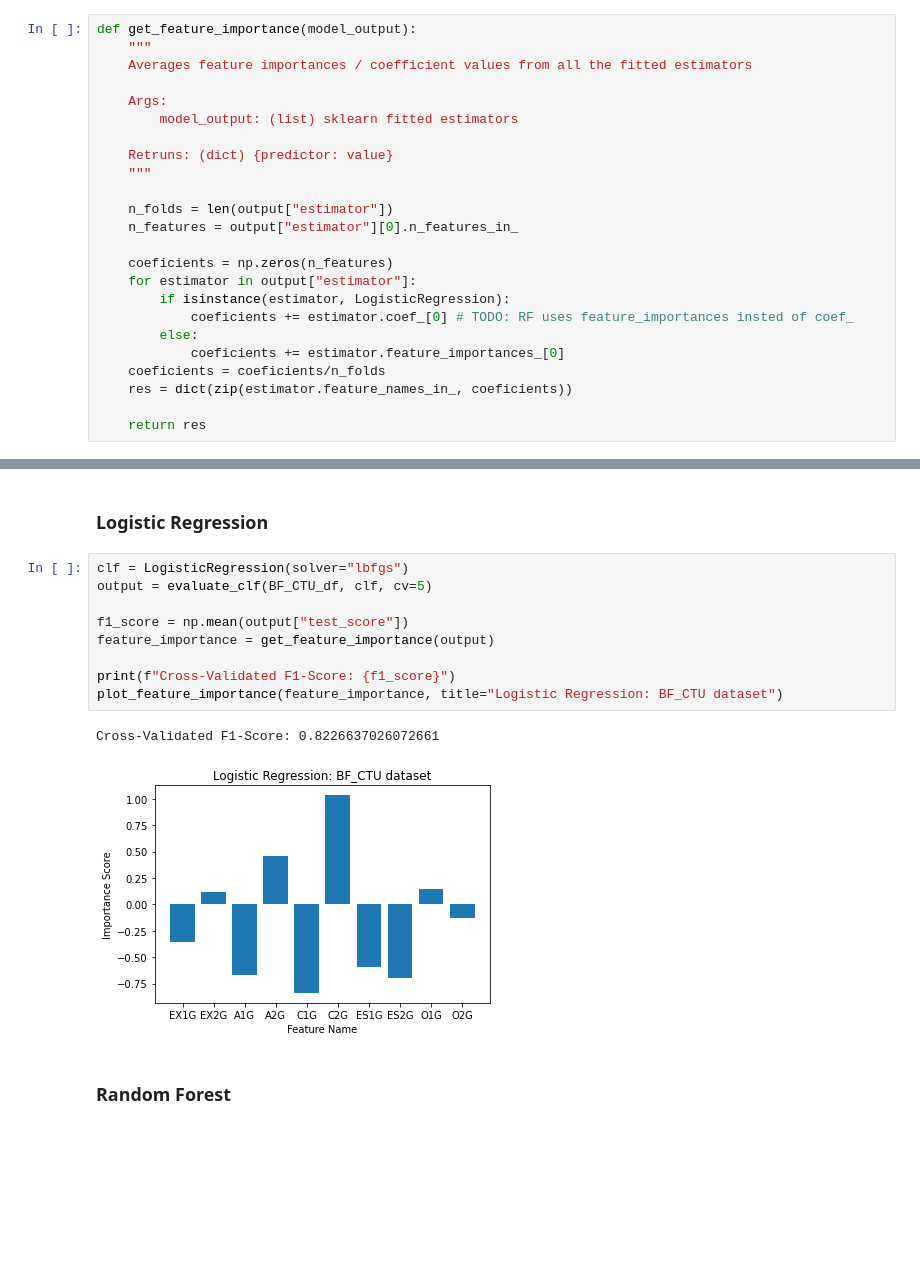
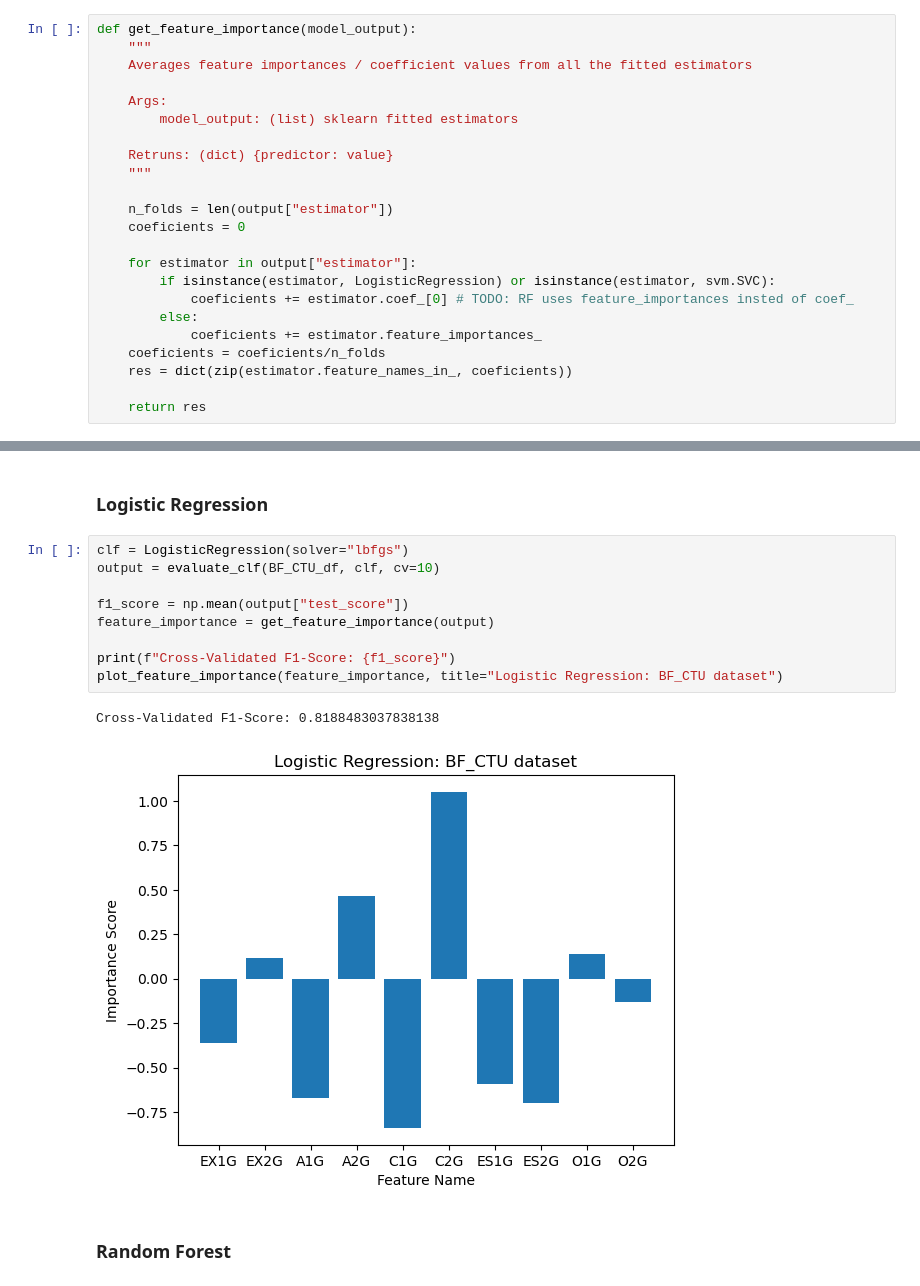
Before and after one commit to santiviquez/lie-detection, a Jupyter notebook: predictors_reliability.ipynb, the cells around one changed output, grey strips where cells are left out. Saved outputs shown, nothing was run; the diff lists cells and outputs as text; blank space fills up the shorter version.

```diff
--- a/predictors_reliability.ipynb
+++ b/predictors_reliability.ipynb
@@ -75,14 +75,13 @@ def get_feature_importance(model_output):
     """
 
     n_folds = len(output["estimator"])
-    n_features = output["estimator"][0].n_features_in_
+    coeficients = 0
 
-    coeficients = np.zeros(n_features)
     for estimator in output["estimator"]:
-        if isinstance(estimator, LogisticRegression):
+        if isinstance(estimator, LogisticRegression) or isinstance(estimator, svm.SVC):
             coeficients += estimator.coef_[0] # TODO: RF uses feature_importances insted of coef_
         else:
-            coeficients += estimator.feature_importances_[0]
+            coeficients += estimator.feature_importances_
     coeficients = coeficients/n_folds
     res = dict(zip(estimator.feature_names_in_, coeficients))
 
@@ -106,16 +105,16 @@ def plot_feature_importance(feature_importance, title):
 ### Logistic Regression
 # %%
 clf = LogisticRegression(solver="lbfgs")
-output = evaluate_clf(BF_CTU_df, clf, cv=5)
+output = evaluate_clf(BF_CTU_df, clf, cv=10)
 
 f1_score = np.mean(output["test_score"])
 feature_importance = get_feature_importance(output)
 
 print(f"Cross-Validated F1-Score: {f1_score}")
 plot_feature_importance(feature_importance, title="Logistic Regression: BF_CTU dataset")
 # %% [output]
-Cross-Validated F1-Score: 0.8226637026072661
+Cross-Validated F1-Score: 0.8188483037838138
-[figure, old version]
+[figure, new version]
 # %% [markdown]
 ### Random Forest
 # %%
```
Also changed, not shown: parts of 4 cells of this notebook.
